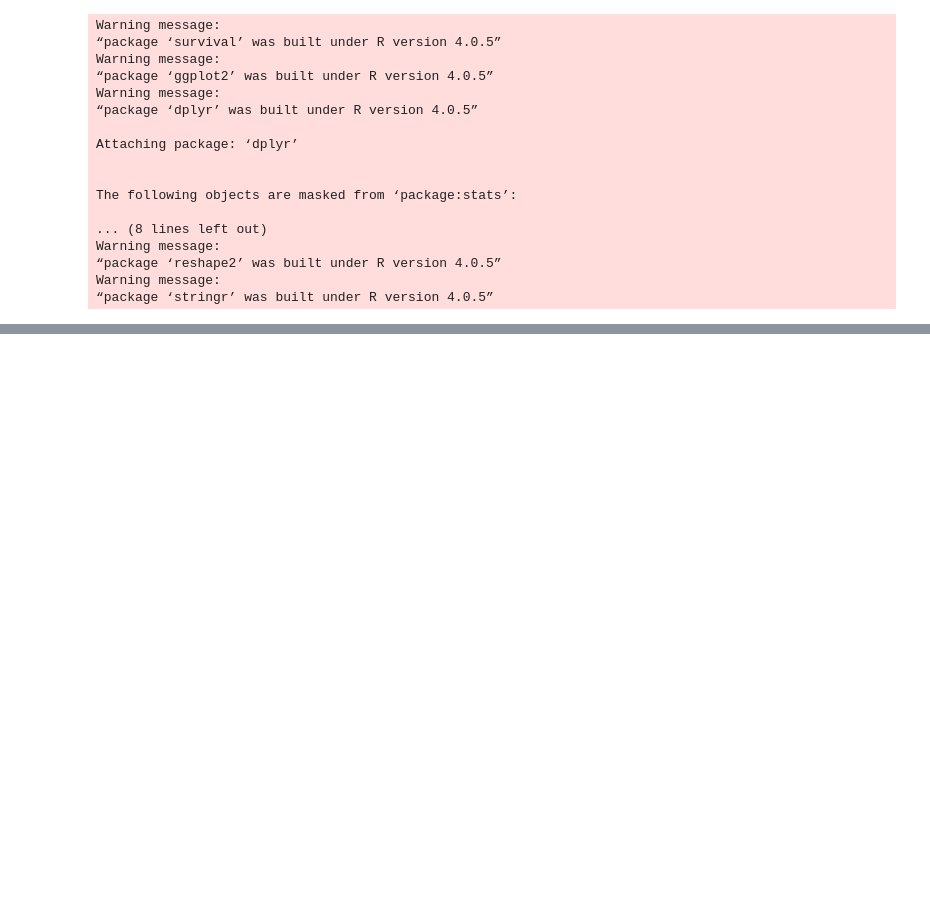
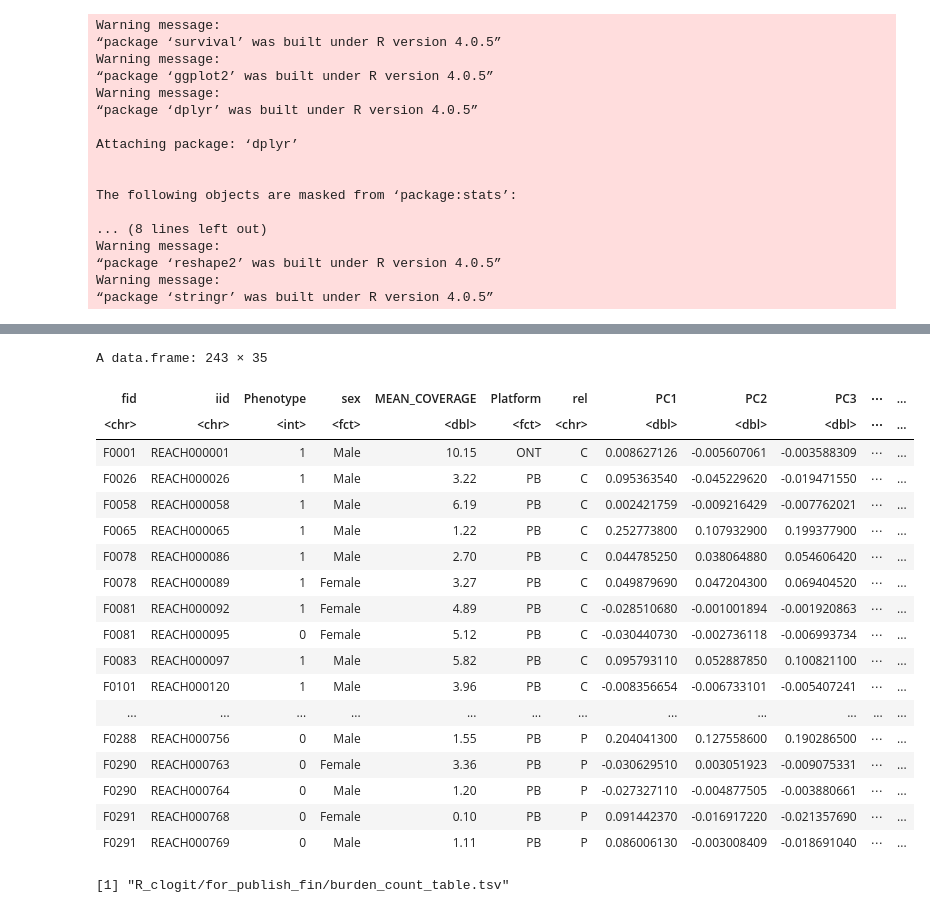
Before and after one commit to mldmort/SV_process, a Jupyter notebook: R_make_burden_tables.ipynb, the cells around one changed output, grey strips where cells are left out. Cells and saved outputs as stored; diff of their text form; code cells hidden in the pictures; blank space fills up the shorter version.

```diff
--- a/R_make_burden_tables.ipynb
+++ b/R_make_burden_tables.ipynb
@@ -87,7 +50,12 @@ sub_fts_col_names = c('intergenic',
 # %%
 #prs_mode = 'sbayesr'
 prs_mode = 'prscs'
-file_suf = 'SQ70_SAMPLES_AD2_SAMPLES'
+#file_suf = 'SQ70_SAMPLES_AD2_SAMPLES'
+file_suf = 'SQ20_SAMPLES_AD2_SAMPLES'
+#file_suf = 'SQ30_SAMPLES_AD2_SAMPLES'
+#file_suf = 'SQ40_SAMPLES_AD2_SAMPLES'
+#file_suf = 'SQ50_SAMPLES_AD2_SAMPLES'
+#file_suf = 'SQ60_SAMPLES_AD2_SAMPLES'
 #file_suf = 'SQ70_SAMPLES_AD2_SAMPLES_HP12'
 #file_suf = 'SQ70_SAMPLES_AD2_SAMPLES_NCOM'
 #file_suf = 'SQ50_SAMPLES_AD2_SAMPLES'
@@ -95,9 +63,9 @@ file_suf_trmissing = '25'
 #file_suf_trmissing = '20'
 #file_suf_trmissing = '15'
 if (prs_mode == 'sbayesr') {
-    file_main = paste0(file_dir, 'combined_svs_trs_snvs_prs_pc_sbayesr_', file_suf, '_DELINS_GW', '_TRmissingness', file_suf_trmissing, '_fltHomPol_famGT.csv')
+    file_main = paste0(file_dir, 'combined_svs_trs_snvs_prs_pc_sbayesr_', file_suf, '_DELINS_GW_plat', '_TRmissingness', file_suf_trmissing, '_fltHomPol_famGT.csv')
 } else if (prs_mode == 'prscs') {
-    file_main = paste0(file_dir, 'combined_svs_trs_snvs_prs_pc_prscs_', file_suf, '_DELINS_GW', '_TRmissingness', file_suf_trmissing, '_fltHomPol_famGT.csv')}
+    file_main = paste0(file_dir, 'combined_svs_trs_snvs_prs_pc_prscs_', file_suf, '_DELINS_GW_plat', '_TRmissingness', file_suf_trmissing, '_fltHomPol_famGT.csv')}
 
 df_main <- read.table(file_main, header = TRUE, sep = ",")
 #df_main['count_PLIp9_nonLOF_DEV_BR_10_cds'] = df_main[,'count_PLIp9_DEV_BR_GENE_10_cds'] - df_main[,'count_PLIp9_LOF_DEV_BR_10_cds']
@@ -167,30 +97,4 @@ dim(df_main)
 # %%
-### subset the main df to filter high missingness SVs
-
-df_sam_missing = read.table(file_sam_missing, header = TRUE, sep = "\t", col.names = c('SAMPLE', 'PLAT'))
-# for TR based filters
-#df_sam_missing = read.table(file_sam_missing, header = TRUE, sep = "\t", col.names = c('SAMPLE'))
-dim(df_sam_missing)
-
-tmp = unlist(strsplit(file_sam_missing, '_'))
-sample_missingness = unlist(strsplit(tmp[[length(tmp)]], '.tsv'))[[1]]
-sample_missingness
-
-flt_sam_suff = '_allSamples'
-flt_sam_title = 'all samples'
-if (filter_samples) {
-    flt_sam_suff = paste0('_filterSamples', sample_missingness)
-    flt_sam_title = paste('sample MS≤', as.double(sample_missingness)/100)
-    # subset samples based on missingness
-    df_main <- df_main[df_main$iid %in% df_sam_missing$SAMPLE,]
-    # eliminate samples with low family members
-    ##t = table(df_main$fid)
-    ##df_main['fid_count'] = sapply(df_main$fid, function(x) t[x])
-    ##df_main = df_main[df_main$fid_count>=3,]
-}
-dim(df_main)
-
-
 df_main_ont = df_main %>% filter(Platform == 'ONT')
 df_main_pb = df_main %>% filter(Platform == 'PB')
 print(dim(df_main_ont))
@@ -232,32 +111,56 @@ gw_var_sv = 'count_genomewide'
 gw_var_tr = paste0('count_ZS', zs_thr, '_genomewide_SUPP', supp_thr, '_Q')
 
 cols_out = c('fid','iid','Phenotype','sex','MEAN_COVERAGE','Platform','rel','PC1','PC2','PC3','PC4','PC5','PC6','PC7','PC8','PC9','PC10',
              'count_dnlof_inhlof','PRS_ASD_Z', gw_var_sv, gw_var_tr)
 
 df_out = df_main[cols_out]
 
 for (i_ft in 1:length(sub_fts)) {
     ft = sub_fts[i_ft]
     col_out_base = sub_fts_col_names[i_ft]
     ft_tmp = unlist(strsplit(ft, split='+', fixed=TRUE)) # split vars with +
     ft_tmp = str_trim(ft_tmp) # trim spaces
     svs_tmp = paste0('count_', ft_tmp) # add count_
     trs_tmp = paste0('count_ZS', zs_thr, '_', ft_tmp, '_SUPP', supp_thr, q_suf) # add count_
 
     col_out = paste0('svs_', col_out_base)
     df_out[col_out] = 0
     for (ft_ in svs_tmp) {
-        df_out[col_out] = df_out[col_out] + df_main[ft_]
+        for (plat_var_suff in plat_var_suffs) { # add burden detected from each platform
+            ft_plat = paste0(ft_, plat_var_suff)
+            df_out[col_out] = df_out[col_out] + df_main[ft_plat]
+        }
     }
 
     col_out = paste0('trs_', col_out_base)
     df_out[col_out] = 0
     for (ft_ in trs_tmp) {
         df_out[col_out] = df_out[col_out] + df_main[ft_]
     }
 }
 
 df_out
-file_out = paste0(dir_fig, 'burden_tests_table_counts.tsv')
+file_out = paste0(dir_fig, 'burden_count_table.tsv')
 print(file_out)
 write.table(df_out, file = file_out, sep = "\t", row.names = FALSE, quote = FALSE)
+# %% [output]
+A data.frame: 243 × 35
+| fid | iid | Phenotype | sex | MEAN_COVERAGE | Platform | rel | PC1 | PC2 | PC3 | ⋯ | ... |
+| <chr> | <chr> | <int> | <fct> | <dbl> | <fct> | <chr> | <dbl> | <dbl> | <dbl> | ⋯ | ... |
+| F0001 | REACH000001 | 1 | Male | 10.15 | ONT | C | 0.008627126 | -0.005607061 | -0.003588309 | ⋯ | ... |
+| F0026 | REACH000026 | 1 | Male | 3.22 | PB | C | 0.095363540 | -0.045229620 | -0.019471550 | ⋯ | ... |
+| F0058 | REACH000058 | 1 | Male | 6.19 | PB | C | 0.002421759 | -0.009216429 | -0.007762021 | ⋯ | ... |
+| F0065 | REACH000065 | 1 | Male | 1.22 | PB | C | 0.252773800 | 0.107932900 | 0.199377900 | ⋯ | ... |
+| F0078 | REACH000086 | 1 | Male | 2.70 | PB | C | 0.044785250 | 0.038064880 | 0.054606420 | ⋯ | ... |
+| F0078 | REACH000089 | 1 | Female | 3.27 | PB | C | 0.049879690 | 0.047204300 | 0.069404520 | ⋯ | ... |
+| F0081 | REACH000092 | 1 | Female | 4.89 | PB | C | -0.028510680 | -0.001001894 | -0.001920863 | ⋯ | ... |
+| F0081 | REACH000095 | 0 | Female | 5.12 | PB | C | -0.030440730 | -0.002736118 | -0.006993734 | ⋯ | ... |
+| F0083 | REACH000097 | 1 | Male | 5.82 | PB | C | 0.095793110 | 0.052887850 | 0.100821100 | ⋯ | ... |
+| F0101 | REACH000120 | 1 | Male | 3.96 | PB | C | -0.008356654 | -0.006733101 | -0.005407241 | ⋯ | ... |
+| ... | ... | ... | ... | ... | ... | ... | ... | ... | ... | ... | ... |
+| F0288 | REACH000756 | 0 | Male | 1.55 | PB | P | 0.204041300 | 0.127558600 | 0.190286500 | ⋯ | ... |
+| F0290 | REACH000763 | 0 | Female | 3.36 | PB | P | -0.030629510 | 0.003051923 | -0.009075331 | ⋯ | ... |
+| F0290 | REACH000764 | 0 | Male | 1.20 | PB | P | -0.027327110 | -0.004877505 | -0.003880661 | ⋯ | ... |
+| F0291 | REACH000768 | 0 | Female | 0.10 | PB | P | 0.091442370 | -0.016917220 | -0.021357690 | ⋯ | ... |
+| F0291 | REACH000769 | 0 | Male | 1.11 | PB | P | 0.086006130 | -0.003008409 | -0.018691040 | ⋯ | ... |
+[1] "R_clogit/for_publish_fin/burden_count_table.tsv"
```
Also changed, not shown: parts of 5 cells of this notebook, 13 other files.
